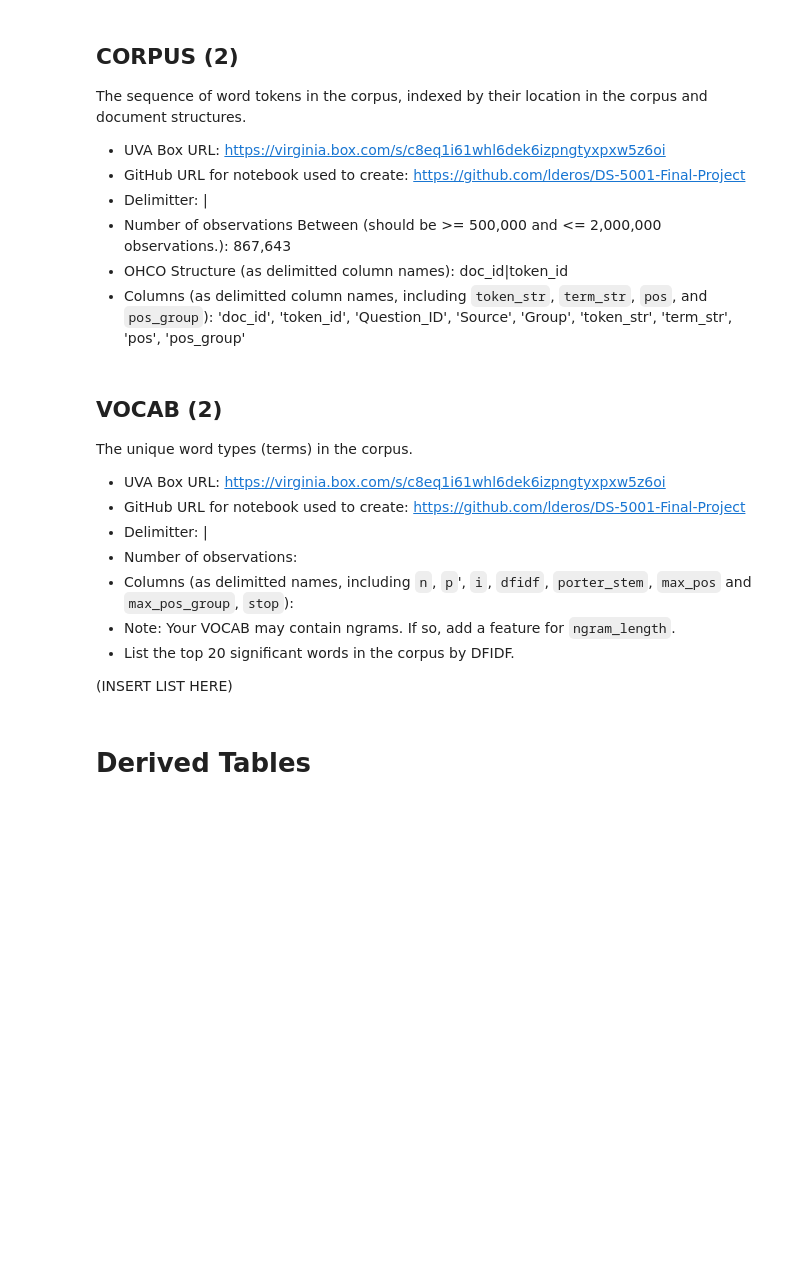
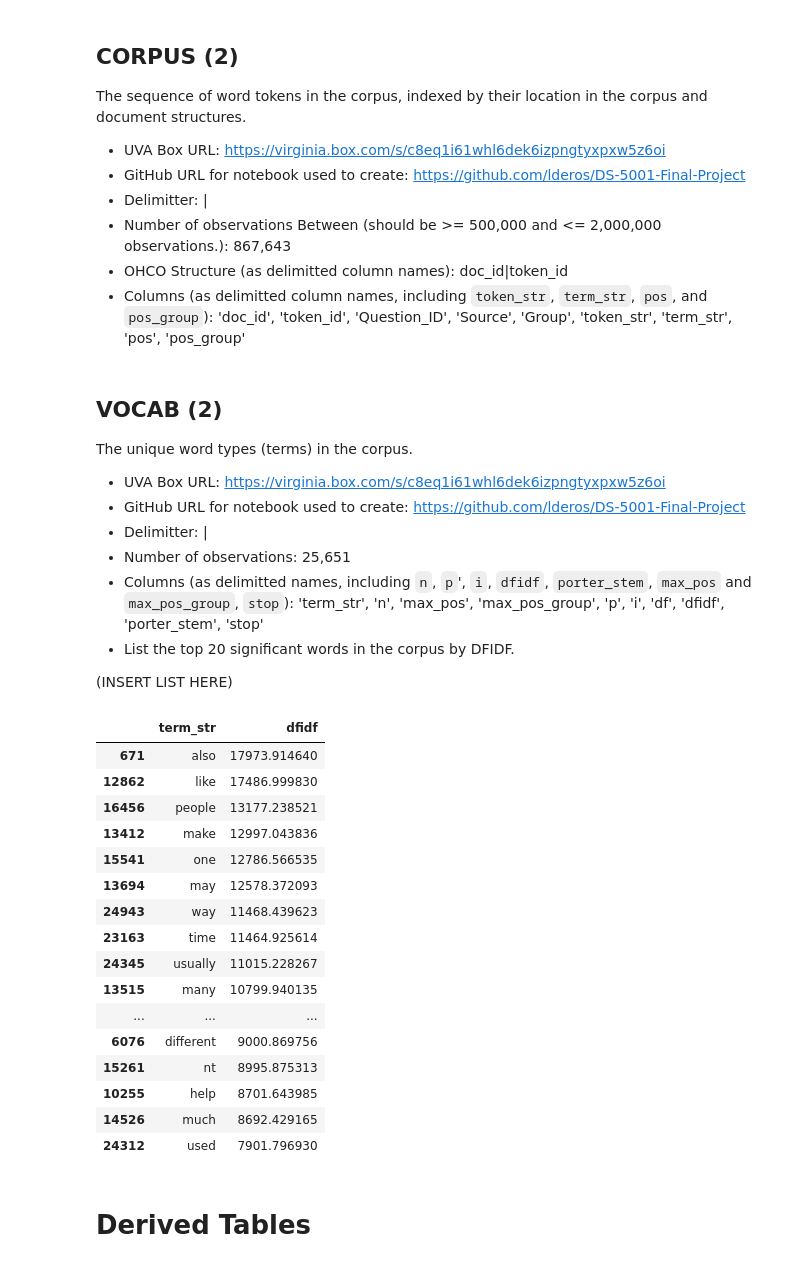
Before and after one commit to lderos/DS-5001-Final-Project, a Jupyter notebook: FinalProject.ipynb, the cells around one changed output. Drawn from its saved outputs; the diff is of its cells as text; code cells hidden in the pictures; blank space fills up the shorter version.

```diff
--- a/FinalProject.ipynb
+++ b/FinalProject.ipynb
@@ -110,12 +110,44 @@ The unique word types (terms) in the corpus.
 - UVA Box URL: https://virginia.box.com/s/c8eq1i61whl6dek6izpngtyxpxw5z6oi
 - GitHub URL for notebook used to create: https://github.com/lderos/DS-5001-Final-Project
 - Delimitter: |
-- Number of observations:
-- Columns (as delimitted names, including `n`, `p`', `i`, `dfidf`, `porter_stem`, `max_pos` and `max_pos_group`, `stop`):
-- Note: Your VOCAB may contain ngrams. If so, add a feature for `ngram_length`.
+- Number of observations: 25,651
+- Columns (as delimitted names, including `n`, `p`', `i`, `dfidf`, `porter_stem`, `max_pos` and `max_pos_group`, `stop`): 'term_str', 'n', 'max_pos', 'max_pos_group', 'p', 'i', 'df', 'dfidf', 'porter_stem', 'stop'
 - List the top 20 significant words in the corpus by DFIDF.
 
 (INSERT LIST HERE)
+# %%
+import pandas as pd
+
+VOCAB = pd.read_csv("VOCAB.csv", sep="|")
+
+top20_dfidf = (
+    VOCAB[
+        (VOCAB["stop"] == False) &
+        (VOCAB["term_str"].str.len() > 1)
+    ]
+    .sort_values("dfidf", ascending=False)[["term_str", "dfidf"]]
+    .head(20)
+)
+
+top20_dfidf
+# %% [output]
+|  | term_str | dfidf |
+| 671 | also | 17973.914640 |
+| 12862 | like | 17486.999830 |
+| 16456 | people | 13177.238521 |
+| 13412 | make | 12997.043836 |
+| 15541 | one | 12786.566535 |
+| 13694 | may | 12578.372093 |
+| 24943 | way | 11468.439623 |
+| 23163 | time | 11464.925614 |
+| 24345 | usually | 11015.228267 |
+| 13515 | many | 10799.940135 |
+| ... | ... | ... |
+| 6076 | different | 9000.869756 |
+| 15261 | nt | 8995.875313 |
+| 10255 | help | 8701.643985 |
+| 14526 | much | 8692.429165 |
+| 24312 | used | 7901.796930 |
 # %% [markdown]
 # Derived Tables
 # %% [markdown]
```
Also changed, not shown: 2 other files.
